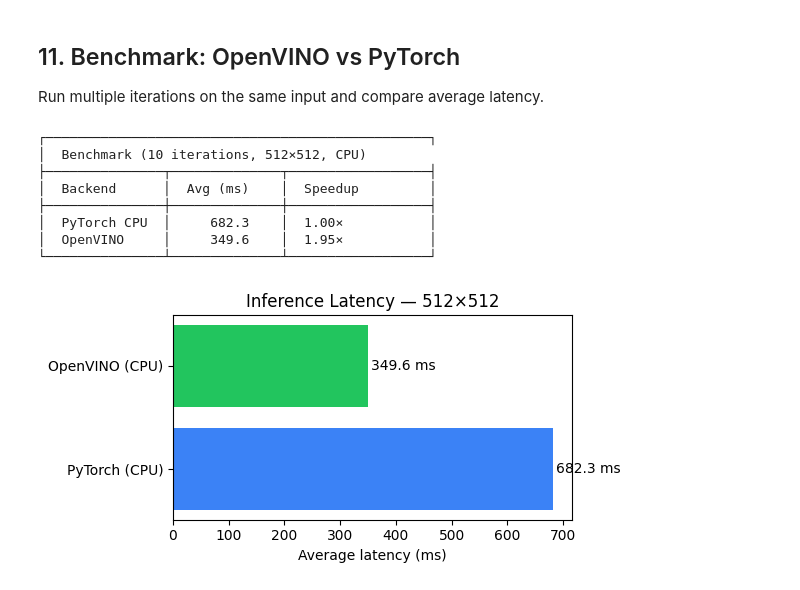
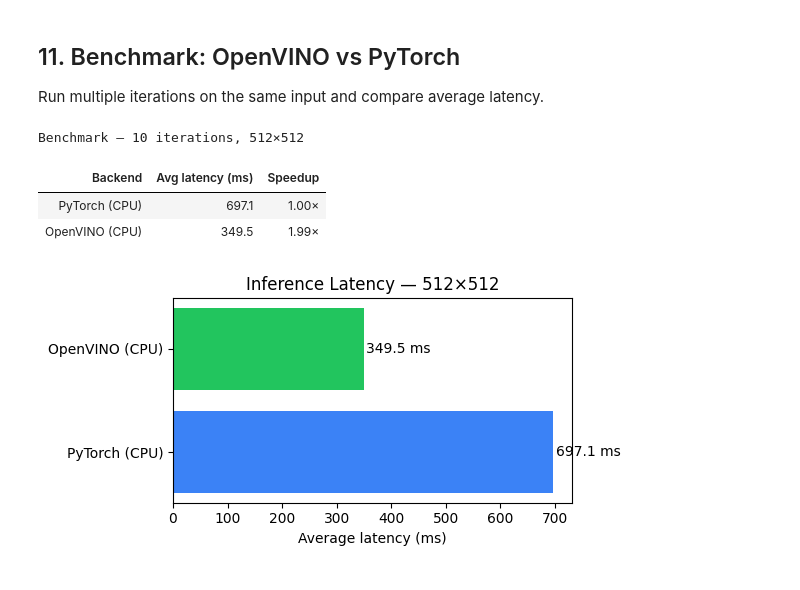
Before and after one commit to daniil-lyakhov/CorridorKeyOpenVINO, a Jupyter notebook: corridorkey_openvino.ipynb, the cells around one changed output. Drawn from its saved outputs; the diff is of its cells as text; code cells hidden in the pictures.

```diff
--- a/corridorkey_openvino.ipynb
+++ b/corridorkey_openvino.ipynb
@@ -118,11 +127,13 @@ The model is imported from the `CorridorKey` git submodule (`CorridorKeyModule.c
 - **Refiner:** Dilated residual CNN that corrects coarse predictions
 # %%
 import sys
+
 _submodule_root = str(Path("CorridorKey").resolve())
 if _submodule_root not in sys.path:
     sys.path.insert(0, _submodule_root)
 
-from CorridorKeyModule.core.model_transformer import GreenFormer
+from CorridorKeyModule.core.model_transformer import GreenFormer  # noqa: E402
+
 
 def load_torch_model(checkpoint_path: Path, img_size: int, device: str = "cpu") -> torch.nn.Module:
     """Instantiate GreenFormer, load weights, return in eval mode."""
@@ -141,7 +152,7 @@ def load_torch_model(checkpoint_path: Path, img_size: int, device: str = "cpu")
     cleaned: dict[str, torch.Tensor] = {}
     for k, v in state_dict.items():
         if k.startswith("_orig_mod."):
-            k = k[len("_orig_mod."):]
+            k = k[len("_orig_mod.") :]
         if "pos_embed" in k and k in model_state and v.shape != model_state[k].shape:
             N_src, C = v.shape[1], v.shape[2]
             N_dst = model_state[k].shape[1]
@@ -149,8 +160,12 @@ def load_torch_model(checkpoint_path: Path, img_size: int, device: str = "cpu")
             v = (
                 F.interpolate(
                     v.permute(0, 2, 1).view(1, C, g_src, g_src),
-                    size=(g_dst, g_dst), mode="bicubic", align_corners=False,
-                ).flatten(2).transpose(1, 2)
+                    size=(g_dst, g_dst),
+                    mode="bicubic",
+                    align_corners=False,
+                )
+                .flatten(2)
+                .transpose(1, 2)
             )
         cleaned[k] = v
 
@@ -161,6 +176,7 @@ def load_torch_model(checkpoint_path: Path, img_size: int, device: str = "cpu")
         print(f"⚠ Unexpected keys: {unexpected}")
     return model
 
+
 torch_model = load_torch_model(ckpt_path, img_size=IMG_SIZE)
 print(f"✓ PyTorch model loaded  (img_size={IMG_SIZE})")
 # %% [output]
@@ -457,6 +483,8 @@ plt.show()
 
 Run multiple iterations on the same input and compare average latency.
 # %%
+import pandas as pd
+
 N_WARMUP = 3
 N_BENCH = 10
 
@@ -472,48 +500,45 @@ for _ in range(N_WARMUP):
 
 # --- OpenVINO benchmark ---
 ov_times = []
 for _ in range(N_BENCH):
     t0 = time.perf_counter()
     compiled(bench_inp)
     ov_times.append((time.perf_counter() - t0) * 1000)
 
 # --- PyTorch benchmark ---
 pt_times = []
 for _ in range(N_BENCH):
     with torch.inference_mode():
         t0 = time.perf_counter()
         torch_model(bench_inp_t)
         pt_times.append((time.perf_counter() - t0) * 1000)
 
 ov_avg = np.mean(ov_times)
 pt_avg = np.mean(pt_times)
 speedup = pt_avg / ov_avg
 
-print(f"┌─────────────────────────────────────────────────┐")
-print(f"│  Benchmark ({N_BENCH} iterations, {IMG_SIZE}×{IMG_SIZE}, {OV_DEVICE})")
-print(f"├───────────────┬──────────────┬──────────────────┤")
-print(f"│  Backend      │  Avg (ms)    │  Speedup         │")
-print(f"├───────────────┼──────────────┼──────────────────┤")
-print(f"│  PyTorch CPU  │  {pt_avg:8.1f}    │  1.00×           │")
-print(f"│  OpenVINO     │  {ov_avg:8.1f}    │  {speedup:.2f}×           │")
-print(f"└───────────────┴──────────────┴──────────────────┘")
+# --- Results table (rendered as HTML in notebook) ---
+df = pd.DataFrame(
+    {
+        "Backend": ["PyTorch (CPU)", f"OpenVINO ({OV_DEVICE})"],
+        "Avg latency (ms)": [f"{pt_avg:.1f}", f"{ov_avg:.1f}"],
+        "Speedup": ["1.00×", f"{speedup:.2f}×"],
+    }
+)
+display(df.style.hide(axis="index").set_caption(f"Benchmark — {N_BENCH} iterations, {IMG_SIZE}×{IMG_SIZE}"))
 
-# Bar chart
+# --- Bar chart ---
 fig, ax = plt.subplots(figsize=(6, 3))
 bars = ax.barh(["PyTorch (CPU)", f"OpenVINO ({OV_DEVICE})"], [pt_avg, ov_avg], color=["#3b82f6", "#22c55e"])
 ax.set_xlabel("Average latency (ms)")
 ax.set_title(f"Inference Latency — {IMG_SIZE}×{IMG_SIZE}")
 for bar, val in zip(bars, [pt_avg, ov_avg]):
     ax.text(bar.get_width() + 5, bar.get_y() + bar.get_height() / 2, f"{val:.1f} ms", va="center")
 plt.tight_layout()
 plt.show()
 # %% [output]
-┌─────────────────────────────────────────────────┐
-│  Benchmark (10 iterations, 512×512, CPU)
-├───────────────┬──────────────┬──────────────────┤
-│  Backend      │  Avg (ms)    │  Speedup         │
-├───────────────┼──────────────┼──────────────────┤
-│  PyTorch CPU  │     682.3    │  1.00×           │
-│  OpenVINO     │     349.6    │  1.95×           │
-└───────────────┴──────────────┴──────────────────┘
+Benchmark — 10 iterations, 512×512
+| Backend | Avg latency (ms) | Speedup |
+| PyTorch (CPU) | 697.1 | 1.00× |
+| OpenVINO (CPU) | 349.5 | 1.99× |
-[figure, old version]
+[figure, new version]
```
Also changed, not shown: parts of 7 cells of this notebook, 7 other files.
